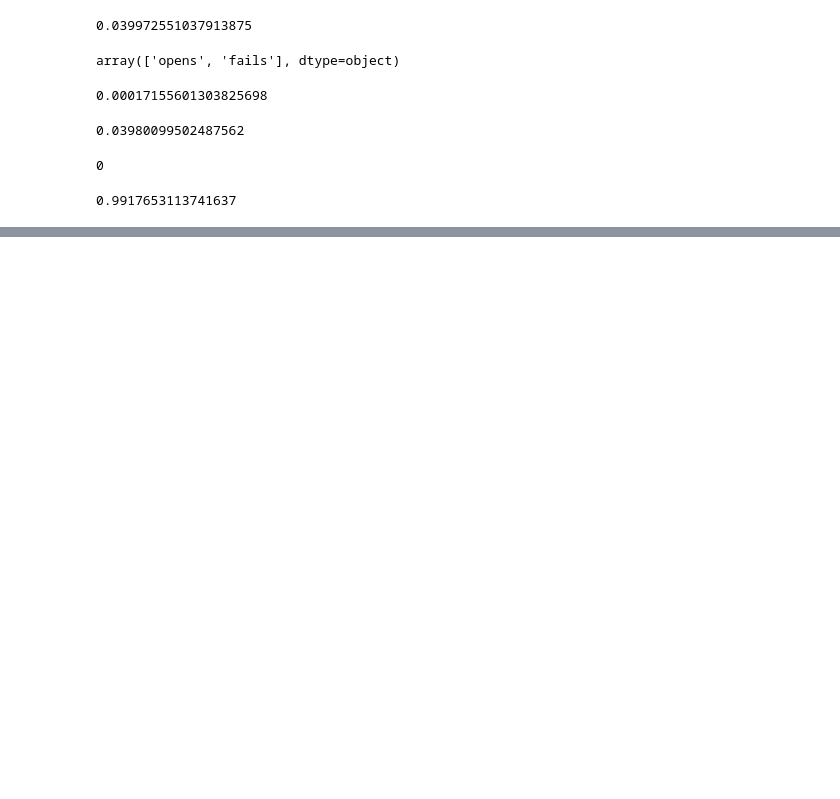
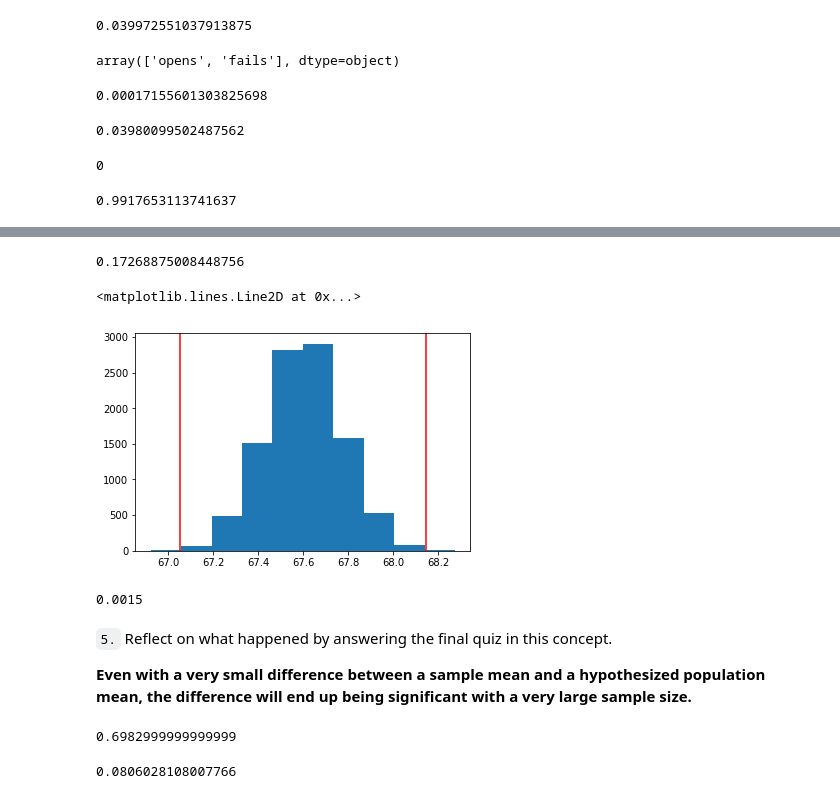
Before and after one commit to geocarvalho/python-ds, a Jupyter notebook: DS-fundations-2/statistics/12-hypothesis-tests.ipynb, the cells around one changed output, grey strips where cells are left out. Cells and saved outputs as stored; diff of their text form; code cells hidden in the pictures; blank space fills up the shorter version.

```diff
--- a/DS-fundations-2/statistics/12-hypothesis-tests.ipynb
+++ b/DS-fundations-2/statistics/12-hypothesis-tests.ipynb
@@ -255,0 +383,54 @@ par_data[par_data['actual'] == 'opens'].shape[0]/par_data.shape[0]
+# %%
+samp_dist_mean300 = []
+for _ in range(10000):
+    sample_of_300 = full_data.sample(300)
+    samp_dist_mean300.append(sample_of_300.height.mean())
+# %%
+# What would the new standard deviation be for your sampling distribution for the mean of 300 values?
+samp_std_300 = np.std(samp_dist_mean300)
+samp_std_300
+# %% [output]
+0.17268875008448756
+# %%
+# what would your new p-value be for choosing between the null and alternative hypotheses you set up?
+null_vals_300 = np.random.normal(null_mean, samp_std_300, 10000)
+plt.hist(null_vals_300);
+plt.axvline(x=lower_bound, color='red');
+plt.axvline(x=upper_bound, color='red')
+# %% [output]
+<matplotlib.lines.Line2D at 0x...>
+[figure, added]
+# %%
+# probability of a statistic lower than observed and higher than observed
+prob_more_extreme_low_300 = (null_vals_300 < lower_bound).mean()
+prob_more_extreme_high_300 = (upper_bound < null_vals_300).mean()
+
+pval = prob_more_extreme_low_300 + prob_more_extreme_high_300
+pval # We do have
+# %% [output]
+0.0015
+# %% [markdown]
+`5.` Reflect on what happened by answering the final quiz in this concept.
+
+**Even with a very small difference between a sample mean and a hypothesized population mean, the difference will end up being significant with a very large sample size.**
+# %%
+null_mean = 67.60
+# esta é outra maneira de calcular o desvio padrão da distribuição amostral, teoricamente
+std_sampling_dist = full_data.height.std()/np.sqrt(5)
+num_sims = 10000
+
+null_sims = np.random.normal(null_mean, std_sampling_dist, num_sims)
+low_ext = (null_mean - (sample1.height.mean() - null_mean))
+high_ext = sample1.height.mean()
+
+(null_sims > high_ext).mean() + (null_sims < low_ext).mean()
+# %% [output]
+0.6982999999999999
+# %%
+samp_dist_mean1000 = []
+for _ in range(10000):
+    sample_of_1000 = full_data.sample(1000)
+    samp_dist_mean1000.append(sample_of_1000.height.mean())
+np.std(samp_dist_mean1000)
+# %% [output]
+0.0806028108007766
```
Also changed, not shown: parts of 25 cells of this notebook, 3 other files.
